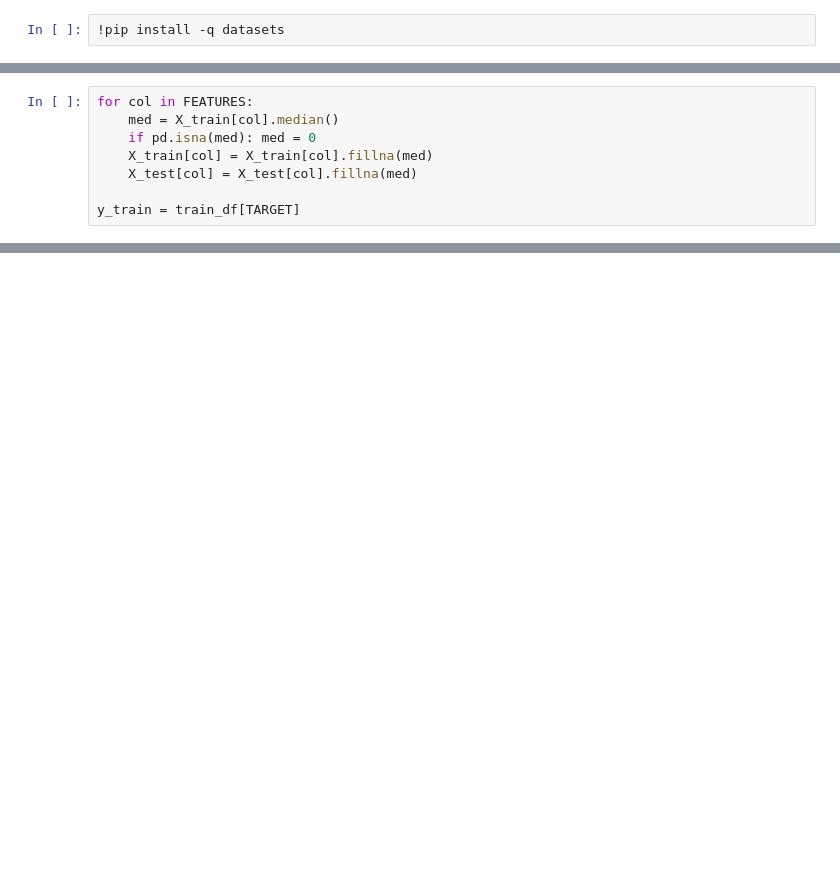
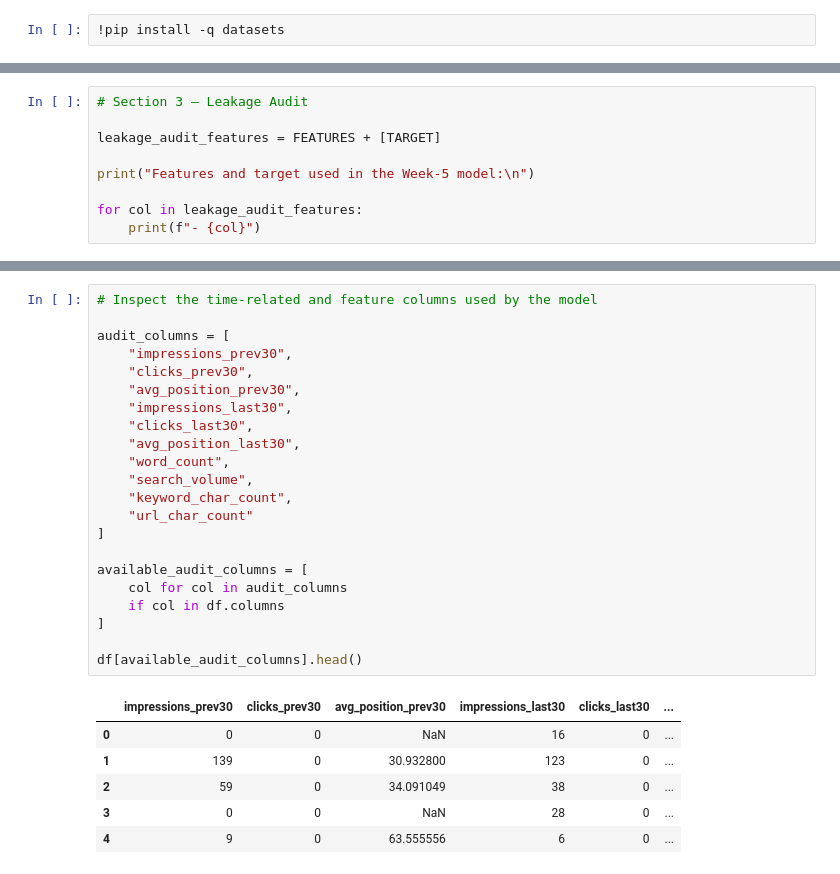
Before and after one commit to jagtappranav2721-cpu/ML-Internship-FlyRank, a Jupyter notebook: work/notebooks/w06_validation_audit.ipynb, the cells around one changed output, grey strips where cells are left out. Cells and saved outputs as stored; diff of their text form; blank space fills up the shorter version.

```diff
--- a/work/notebooks/w06_validation_audit.ipynb
+++ b/work/notebooks/w06_validation_audit.ipynb
@@ -308,8 +48,0 @@ X_test = test_df[FEATURES].copy()
-# %%
-for col in FEATURES:
-    med = X_train[col].median()
-    if pd.isna(med): med = 0
-    X_train[col] = X_train[col].fillna(med)
-    X_test[col] = X_test[col].fillna(med)
-
-y_train = train_df[TARGET]
@@ -458,0 +575,9 @@ Before you submit, confirm each line honestly:
+# %%
+# Section 3 — Leakage Audit
+
+leakage_audit_features = FEATURES + [TARGET]
+
+print("Features and target used in the Week-5 model:\n")
+
+for col in leakage_audit_features:
+    print(f"- {col}")
@@ -458,0 +608,29 @@ Before you submit, confirm each line honestly:
+# %%
+# Inspect the time-related and feature columns used by the model
+
+audit_columns = [
+    "impressions_prev30",
+    "clicks_prev30",
+    "avg_position_prev30",
+    "impressions_last30",
+    "clicks_last30",
+    "avg_position_last30",
+    "word_count",
+    "search_volume",
+    "keyword_char_count",
+    "url_char_count"
+]
+
+available_audit_columns = [
+    col for col in audit_columns
+    if col in df.columns
+]
+
+df[available_audit_columns].head()
+# %% [output]
+|  | impressions_prev30 | clicks_prev30 | avg_position_prev30 | impressions_last30 | clicks_last30 | ... |
+| 0 | 0 | 0 | NaN | 16 | 0 | ... |
+| 1 | 139 | 0 | 30.932800 | 123 | 0 | ... |
+| 2 | 59 | 0 | 34.091049 | 38 | 0 | ... |
+| 3 | 0 | 0 | NaN | 28 | 0 | ... |
+| 4 | 9 | 0 | 63.555556 | 6 | 0 | ... |
```
Also changed, not shown: parts of 79 cells of this notebook.
